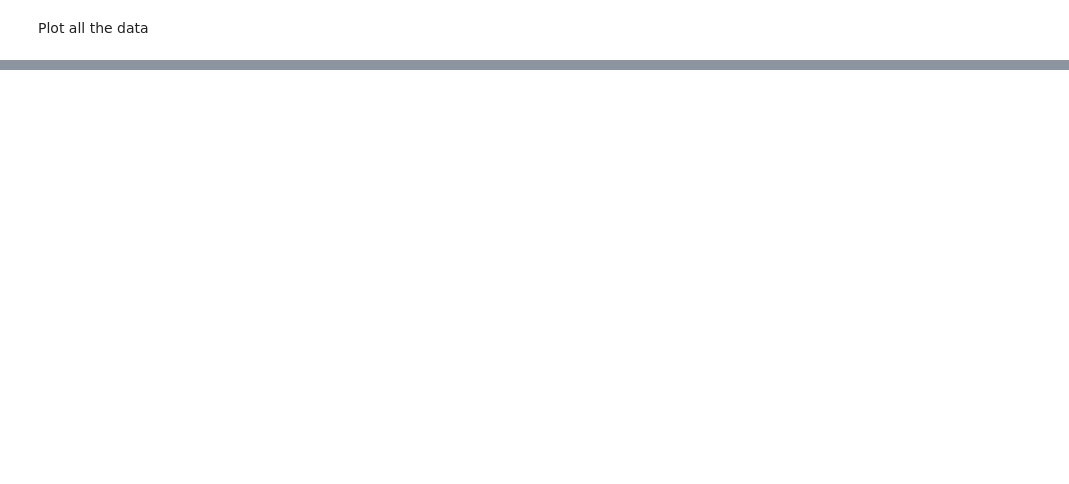
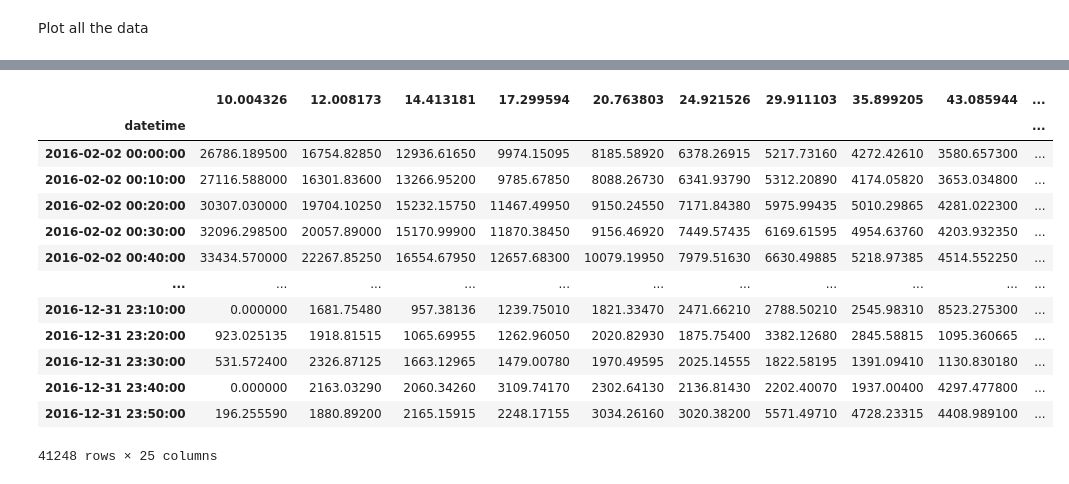
Before and after one commit to gfogwill/dmps, a Jupyter notebook: notebooks/Matlab data to EBAS NASA-Ames.ipynb, the cells around one changed output, grey strips where cells are left out. Cells and saved outputs as stored; diff of their text form; code cells hidden in the pictures; blank space fills up the shorter version.

```diff
--- a/notebooks/Matlab data to EBAS NASA-Ames.ipynb
+++ b/notebooks/Matlab data to EBAS NASA-Ames.ipynb
@@ -121,0 +138,17 @@ plt.show()
+# %%
+data.dropna()#.head()
+# %% [output]
+|  | 10.004326 | 12.008173 | 14.413181 | 17.299594 | 20.763803 | 24.921526 | 29.911103 | 35.899205 | 43.085944 | ... |
+| datetime |  |  |  |  |  |  |  |  |  | ... |
+| 2016-02-02 00:00:00 | 26786.189500 | 16754.82850 | 12936.61650 | 9974.15095 | 8185.58920 | 6378.26915 | 5217.73160 | 4272.42610 | 3580.657300 | ... |
+| 2016-02-02 00:10:00 | 27116.588000 | 16301.83600 | 13266.95200 | 9785.67850 | 8088.26730 | 6341.93790 | 5312.20890 | 4174.05820 | 3653.034800 | ... |
+| 2016-02-02 00:20:00 | 30307.030000 | 19704.10250 | 15232.15750 | 11467.49950 | 9150.24550 | 7171.84380 | 5975.99435 | 5010.29865 | 4281.022300 | ... |
+| 2016-02-02 00:30:00 | 32096.298500 | 20057.89000 | 15170.99900 | 11870.38450 | 9156.46920 | 7449.57435 | 6169.61595 | 4954.63760 | 4203.932350 | ... |
+| 2016-02-02 00:40:00 | 33434.570000 | 22267.85250 | 16554.67950 | 12657.68300 | 10079.19950 | 7979.51630 | 6630.49885 | 5218.97385 | 4514.552250 | ... |
+| ... | ... | ... | ... | ... | ... | ... | ... | ... | ... | ... |
+| 2016-12-31 23:10:00 | 0.000000 | 1681.75480 | 957.38136 | 1239.75010 | 1821.33470 | 2471.66210 | 2788.50210 | 2545.98310 | 8523.275300 | ... |
+| 2016-12-31 23:20:00 | 923.025135 | 1918.81515 | 1065.69955 | 1262.96050 | 2020.82930 | 1875.75400 | 3382.12680 | 2845.58815 | 1095.360665 | ... |
+| 2016-12-31 23:30:00 | 531.572400 | 2326.87125 | 1663.12965 | 1479.00780 | 1970.49595 | 2025.14555 | 1822.58195 | 1391.09410 | 1130.830180 | ... |
+| 2016-12-31 23:40:00 | 0.000000 | 2163.03290 | 2060.34260 | 3109.74170 | 2302.64130 | 2136.81430 | 2202.40070 | 1937.00400 | 4297.477800 | ... |
+| 2016-12-31 23:50:00 | 196.255590 | 1880.89200 | 2165.15915 | 2248.17155 | 3034.26160 | 3020.38200 | 5571.49710 | 4728.23315 | 4408.989100 | ... |
+41248 rows × 25 columns
```
Also changed, not shown: parts of 12 cells of this notebook, 5 other files.
